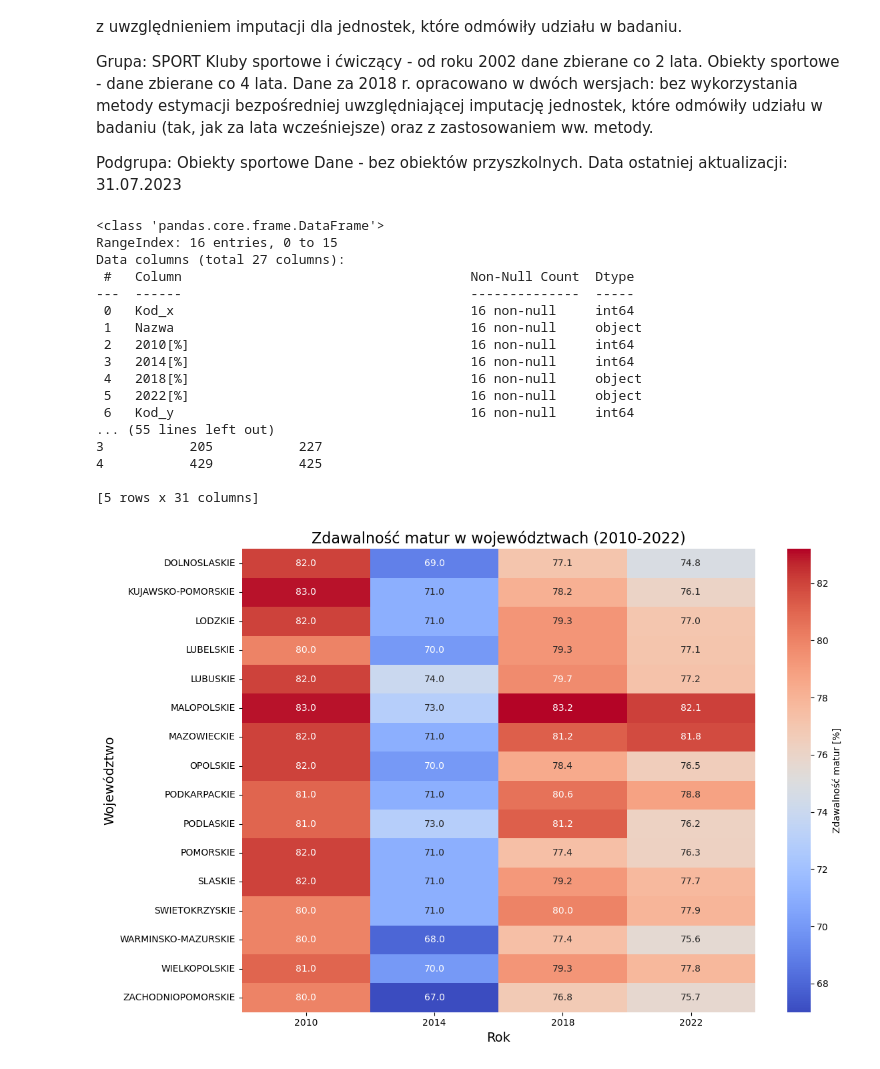
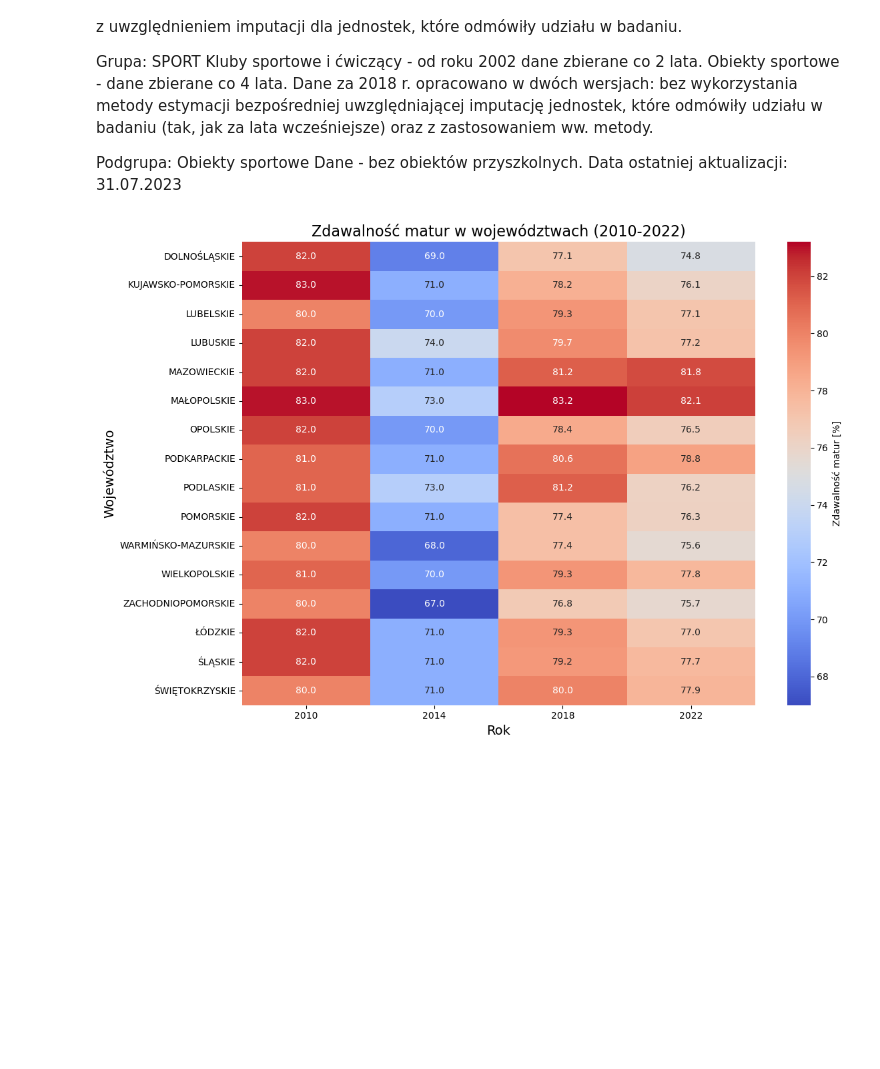
Before and after one commit to MartynaSzymanskaGitHub/eda, a Jupyter notebook: projekt.ipynb, the cells around one changed output. Drawn from its saved outputs; the diff is of its cells as text; code cells hidden in the pictures; blank space fills up the shorter version.

```diff
--- a/projekt.ipynb
+++ b/projekt.ipynb
@@ -18,4 +18,4 @@ education.head()
 # %%
-sports_object = pd.read_csv('obiekty_boiska.csv', sep=';')
+sports_object = pd.read_csv('boiska2.csv', sep=';')
 sports_object.head()
 # %% [output]
@@ -51,30 +62,34 @@ Podgrupa:	Obiekty sportowe
 Data ostatniej aktualizacji:	31.07.2023
 # %%
 # Połączenie danych na podstawie kolumny "Nazwa"
-merged_data = pd.merge(education, sports_object, on='Nazwa', how='inner');
+merged_data = pd.merge(education, sports_object, on='Nazwa', how='outer');
 
-# Sprawdzenie danych
-print(merged_data.info());
 
 # Tworzenie nowych kolumn sumujących liczby obiektów sportowych
-merged_data['obiekty_2010'] = merged_data[['stadiony;2010', 'hale sportowe o wymiarach od 36x19 m;2010', 'sale gimnastyczne;2010', 'korty tenisowe;2010', 'plywalnie kryte;2010']].sum(axis=1)
-merged_data['obiekty_2014'] = merged_data[['stadiony;2014', 'hale sportowe o wymiarach od 36x19 m;2014', 'sale gimnastyczne;2014', 'korty tenisowe;2014', 'plywalnie kryte;2014']].sum(axis=1)
-merged_data['obiekty_2018'] = merged_data[['stadiony;2018', 'hale sportowe o wymiarach od 36x19 m;2018', 'sale gimnastyczne;2018', 'korty tenisowe;2018', 'plywalnie kryte;2018']].sum(axis=1)
-merged_data['obiekty_2022'] = merged_data[['stadiony;2022', 'hale sportowe o wymiarach od 36x19 m;2022', 'sale gimnastyczne;2022', 'korty tenisowe;2022', 'plywalnie kryte;2022']].sum(axis=1)
+merged_data['obiekty_2010'] = merged_data[['stadiony;2010;[ob.]',
+                                           'hale i sale sportowe;2010;[ob.]',
+                                           'korty tenisowe otwarte i kryte;2010;[ob.]',
+                                           'pływalnie sportowe otwarte i kryte, aquaparki;2010;[ob.]',
+                                           'lodowiska sztucznie mrożone niezadaszone oraz kryte;2010;[ob.]']].sum(axis=1)
 
-# Sprawdzenie wyników po dodaniu nowych kolumn
-print(merged_data.head())
+merged_data['obiekty_2014'] = merged_data[['stadiony;2014;[ob.]',
+                                           'hale i sale sportowe;2014;[ob.]',
+                                           'korty tenisowe otwarte i kryte;2014;[ob.]',
+                                           'pływalnie sportowe otwarte i kryte, aquaparki;2014;[ob.]',
+                                           'lodowiska sztucznie mrożone niezadaszone oraz kryte;2014;[ob.]']].sum(axis=1)
 
+merged_data['obiekty_2018'] = merged_data[['stadiony;2018;[ob.]',
+                                           'hale i sale sportowe;2018;[ob.]',
+                                           'korty tenisowe otwarte i kryte;2018;[ob.]',
+                                           'pływalnie sportowe otwarte i kryte, aquaparki;2018;[ob.]',
+                                           'lodowiska sztucznie mrożone niezadaszone oraz kryte;2018;[ob.]']].sum(axis=1)
 
+merged_data['obiekty_2022'] = merged_data[['stadiony;2022;[ob.]',
+                                           'hale i sale sportowe;2022;[ob.]',
+                                           'korty tenisowe otwarte i kryte;2022;[ob.]',
+                                           'pływalnie sportowe otwarte i kryte, aquaparki;2022;[ob.]',
+                                           'lodowiska sztucznie mrożone niezadaszone oraz kryte;2022;[ob.]']].sum(axis=1)
 
-
-
-
-import pandas as pd
-import matplotlib.pyplot as plt
-import seaborn as sns
-
-# Zakładamy, że `merged_data` jest już przygotowane
 
 # Przygotowanie danych
 columns_to_convert = ['2010[%]', '2014[%]', '2018[%]', '2022[%]']
@@ -87,49 +102,32 @@ matura_data = merged_data[['Nazwa', '2010[%]', '2014[%]', '2018[%]', '2022[%]']]
     value_name='Zdawalność matur [%]'
 )
 
 # Wyodrębnienie samego roku jako liczby
 matura_data['Rok'] = matura_data['Rok'].str.extract(r'(\d+)').astype(int)
 
 # Tworzenie tabeli przestawnej dla mapy cieplnej
 heatmap_data = matura_data.pivot_table(
     index='Nazwa',
     columns='Rok',
     values='Zdawalność matur [%]'
 )
 
 # Tworzenie mapy cieplnej
 plt.figure(figsize=(12, 8))
 sns.heatmap(
     heatmap_data,
     annot=True,
     fmt='.1f',
     cmap='coolwarm',
     cbar_kws={'label': 'Zdawalność matur [%]'}
 )
 
 # Dodanie tytułu i etykiet
 plt.title('Zdawalność matur w województwach (2010-2022)', fontsize=16)
 plt.xlabel('Rok', fontsize=14)
 plt.ylabel('Województwo', fontsize=14)
 plt.tight_layout()
 plt.show()
 # %% [output]
-<class 'pandas.core.frame.DataFrame'>
-RangeIndex: 16 entries, 0 to 15
-Data columns (total 27 columns):
- #   Column                                     Non-Null Count  Dtype
----  ------                                     --------------  -----
- 0   Kod_x                                      16 non-null     int64
- 1   Nazwa                                      16 non-null     object
- 2   2010[%]                                    16 non-null     int64
- 3   2014[%]                                    16 non-null     int64
- 4   2018[%]                                    16 non-null     object
- 5   2022[%]                                    16 non-null     object
- 6   Kod_y                                      16 non-null     int64
-... (55 lines left out)
-3           205           227
-4           429           425
-
-[5 rows x 31 columns]
-[figure, old version]
+[figure, new version]
 # %%
```
Also changed, not shown: parts of 10 cells of this notebook, 7 other files.
